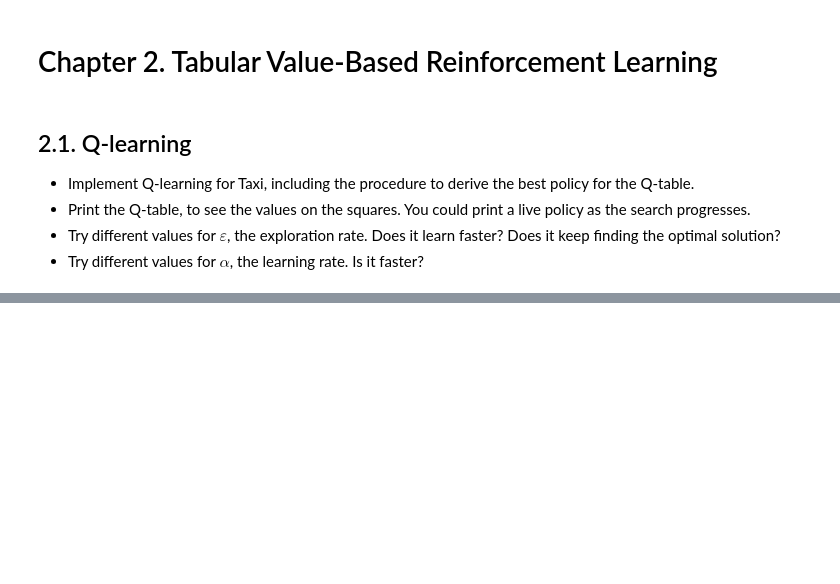
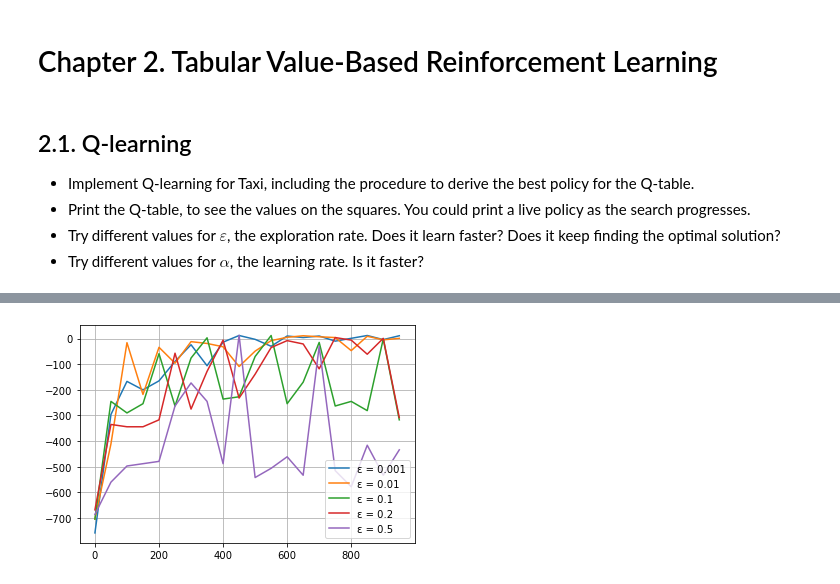
Before and after one commit to CSReading/DeepRL, a Jupyter notebook: exercises/chapter02/miiitomi/miiitomi.ipynb, the cells around one changed output, grey strips where cells are left out. Saved outputs shown, nothing was run; the diff lists cells and outputs as text; code cells hidden in the pictures; blank space fills up the shorter version.

```diff
--- a/exercises/chapter02/miiitomi/miiitomi.ipynb
+++ b/exercises/chapter02/miiitomi/miiitomi.ipynb
@@ -101,0 +151,4 @@ plt.show()
+# %%
+Q, _, __ = taxi_sarsa()
+print("\n", "Q.shape:", Q.shape, "\n")
+print(Q)
@@ -101,0 +173,14 @@ plt.show()
+# %%
+# Try different epsilons
+epsilons = [0.001, 0.01, 0.1, 0.2, 0.5]
+fig, ax = plt.subplots()
+
+for epsilon in epsilons:
+    _, y, x = taxi_sarsa(epsilon=epsilon, epilogues=1000, show_log=False, MOD=50)
+    ax.plot(y, x, label=f"ε = {epsilon}")
+
+ax.legend()
+ax.grid()
+plt.show()
+# %% [output]
+[figure, added]
```
Also changed, not shown: parts of 11 cells of this notebook.
